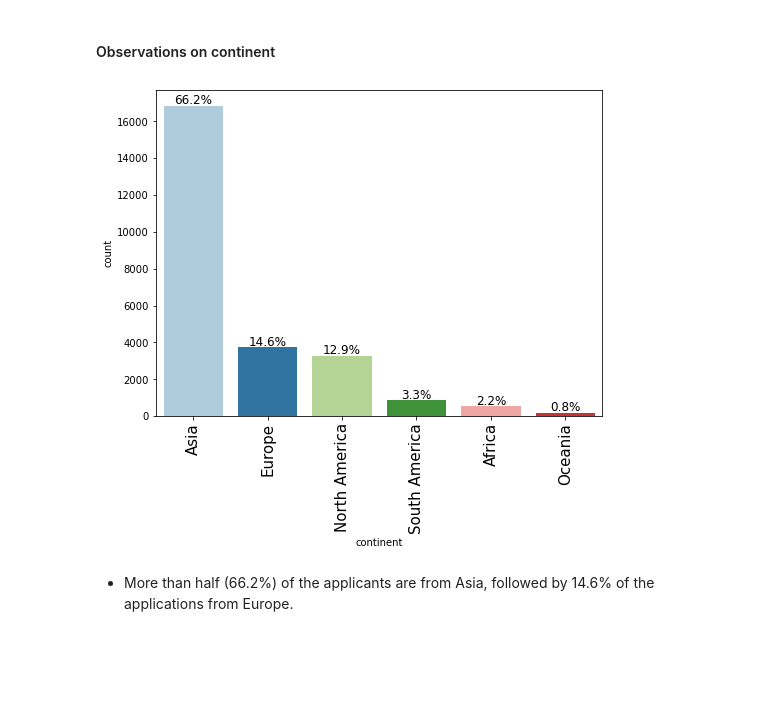
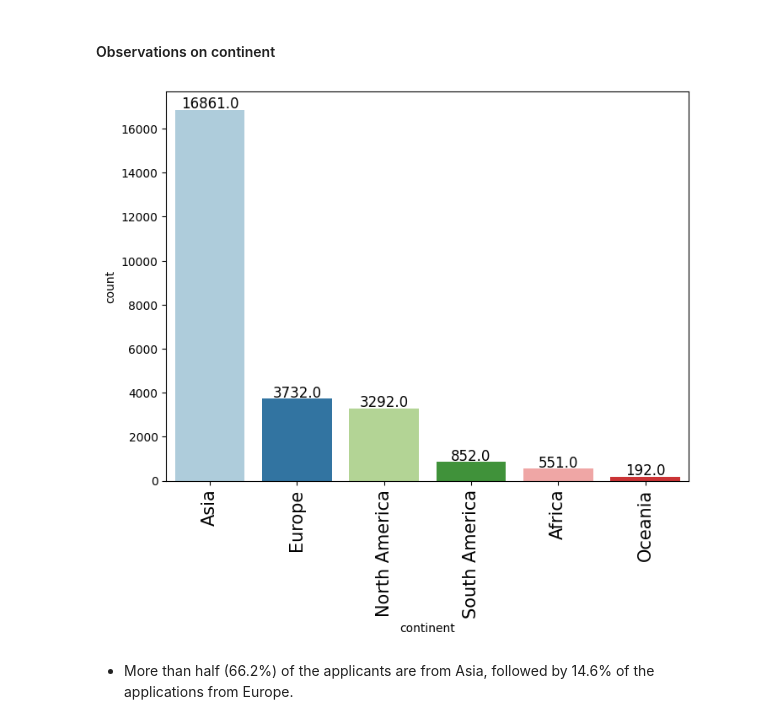
Before and after one commit to aaronsxzhao/UTA-projects, a Jupyter notebook: Ensemble-Techniques-Easy-Visa/Ensemble-Techniques-EasyVisa-AZ.ipynb, the cells around one changed output. Drawn from its saved outputs; the diff is of its cells as text; code cells hidden in the pictures; blank space fills up the shorter version.

```diff
--- a/Ensemble-Techniques-Easy-Visa/Ensemble-Techniques-EasyVisa-AZ.ipynb
+++ b/Ensemble-Techniques-Easy-Visa/Ensemble-Techniques-EasyVisa-AZ.ipynb
@@ -337,9 +342,9 @@ def labeled_barplot(data, feature, perc=False, n=None):
 # %% [markdown]
 #### Observations on continent
 # %%
-labeled_barplot(data, "continent", perc=True)
+labeled_barplot(data, "continent", perc=False)
 # %% [output]
-[figure, old version]
+[figure, new version]
 # %% [markdown]
 * More than half (66.2%) of the applicants are from Asia, followed by 14.6% of the applications from Europe.
 # %% [markdown]
```
Also changed, not shown: parts of 12 cells of this notebook.
